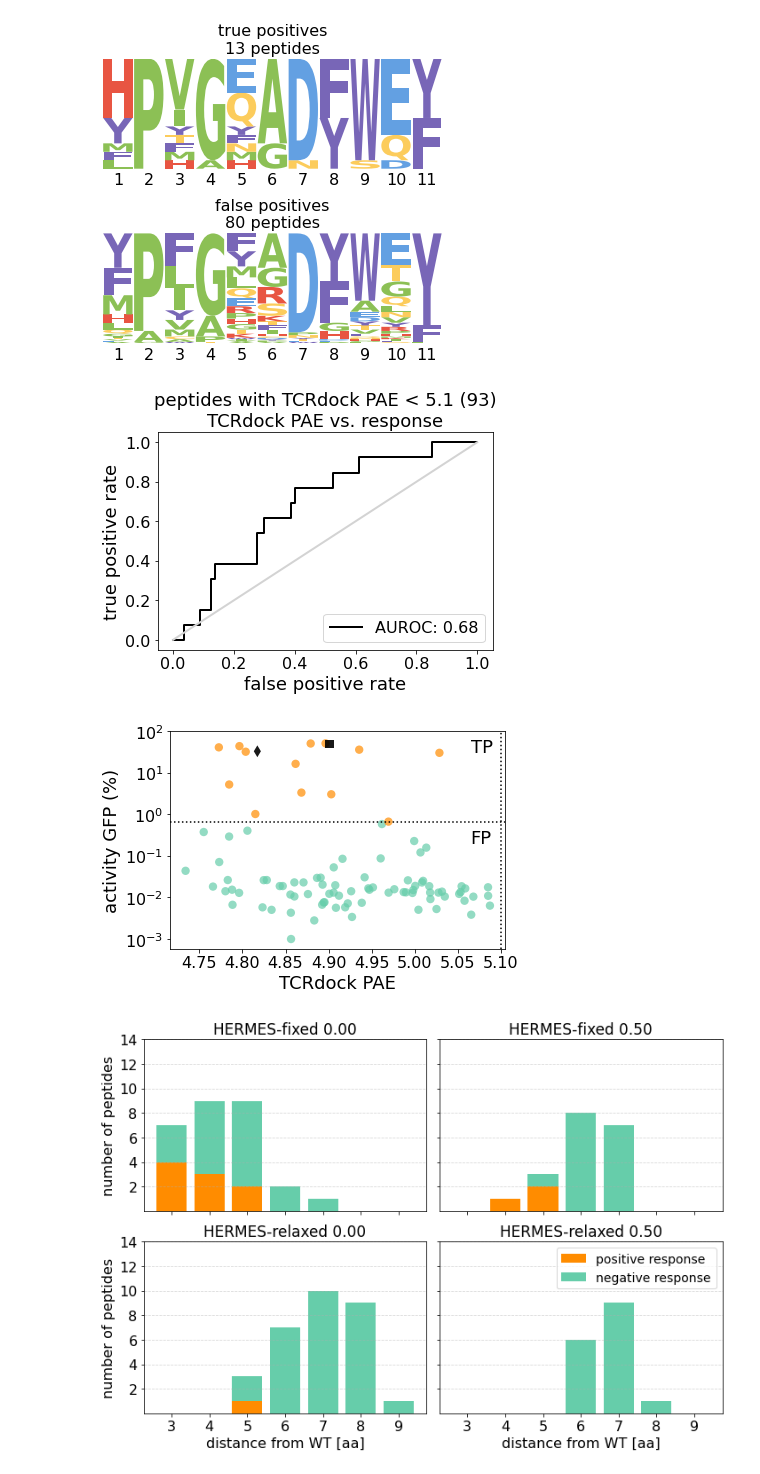
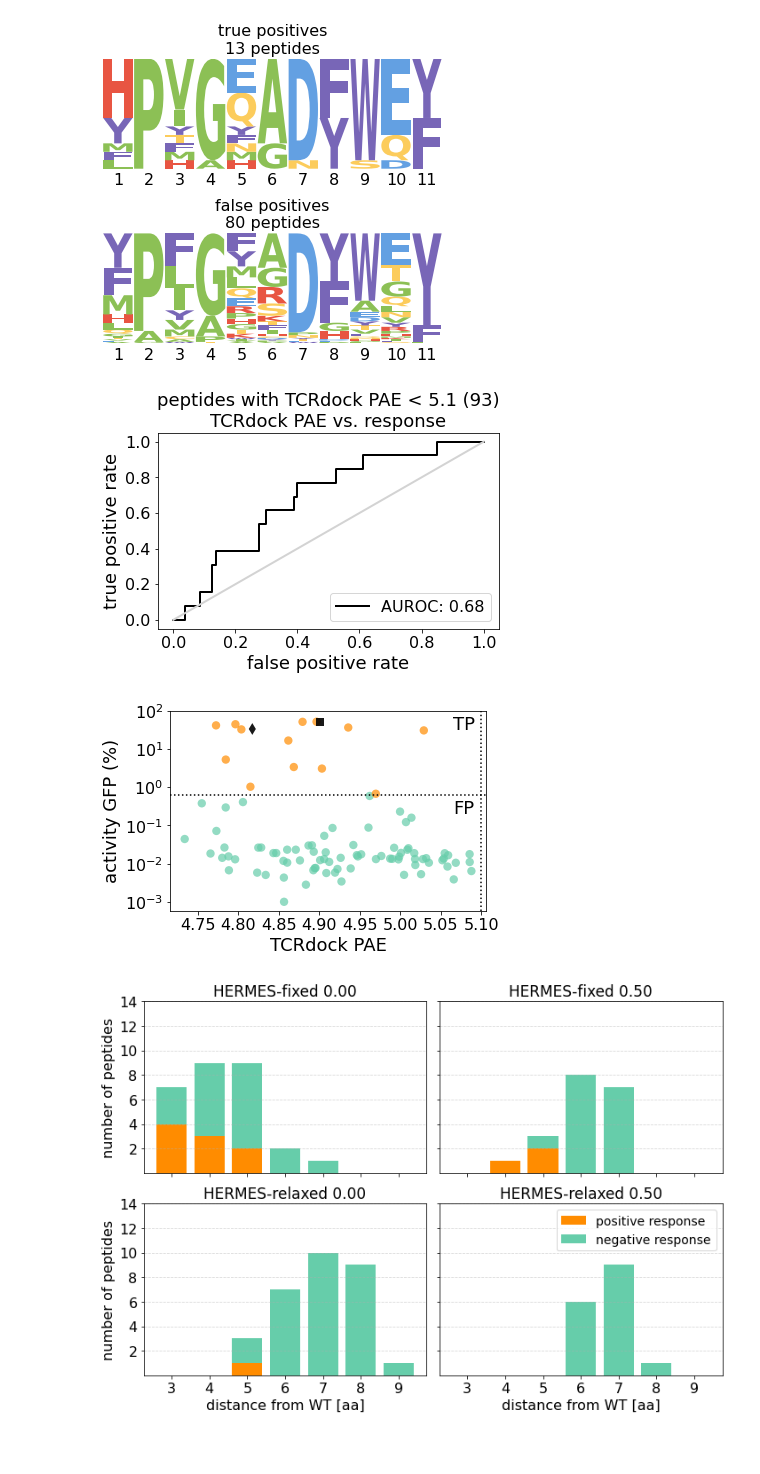
Before and after one commit to StatPhysBio/tcr_antigen_design, a Jupyter notebook: peptide_designs/ebv/post_experiment_analysis/ebv_analysis_post_experiment.ipynb, the cells around one changed output. Cells and saved outputs as stored; diff of their text form; code cells hidden in the pictures; blank space fills up the shorter version.

```diff
--- a/peptide_designs/ebv/post_experiment_analysis/ebv_analysis_post_experiment.ipynb
+++ b/peptide_designs/ebv/post_experiment_analysis/ebv_analysis_post_experiment.ipynb
@@ -356,7 +356,7 @@ roc_auc = auc(fpr, tpr)
 
 fontsize = 18
 
-plt.figure(figsize=(6, 4))
+plt.figure(figsize=(5.8, 4.2))
 plt.title(f'peptides with TCRdock PAE < 5.1 ({len(df)})\nTCRdock PAE vs. response', fontsize=fontsize)
 plt.plot(fpr, tpr, color='black', lw=2, label='AUROC: %0.2f' % roc_auc)
 plt.plot([0, 1], [0, 1], color='lightgrey', lw=2)
@@ -366,6 +366,7 @@ plt.yticks(fontsize=fontsize-2)
 plt.xticks(fontsize=fontsize-2)
 # plt.title('TCRdock TCR-pMHC PAE', fontsize=fontsize)
 plt.legend(loc='lower right', fontsize=fontsize-2)
+plt.tight_layout()
 plt.savefig(f'__pretty_ebv_roc_positive_peptides.png')
 plt.savefig(f'__pretty_ebv_roc_positive_peptides.pdf')
 plt.show()
@@ -377,37 +378,38 @@ colors = {True: 'darkorange', False: 'mediumaquamarine'}
 predictor = 'tcrdock_pae'
 measurement = 'r_mean'
 
-plt.figure(figsize=(6, 4))
+plt.figure(figsize=(5.8, 3.8))
 for response in [False, True]:
     # remove boder color
     plt.scatter(df[df['resp'] == response][predictor], np.log10(df[df['resp'] == response][measurement]), c=colors[response], edgecolors="none", alpha=0.7, s=70)
 
 plt.scatter(pae_wt, np.log10(np.mean(score_wt)), marker='s', color='black', edgecolors="none", s=70, alpha=0.9)
 plt.scatter(pae_wt_q5, np.log10(np.mean(score_wt_q5)), marker='d', color='black', edgecolors="none", s=70, alpha=0.9)
 
 plt.axvline(5.1, color='black', linestyle=':')
 plt.axhline(np.log10(cutoff), color='black', linestyle=':')
 
 plt.xlabel('TCRdock PAE', fontsize=fontsize)
 plt.ylabel('activity GFP (%)', fontsize=fontsize)
 yticks = [-3, -2, -1, 0, 1, 2]
 plt.yticks(yticks, ['$10^{}$'.format('{' + str(y) + '}') for y in yticks], fontsize=fontsize-2)
 plt.xticks(fontsize=fontsize-2)
 
 # plt.ylim([-0.6, np.log10(24)])
 
 plt.text(5.065, 1.5, 'TP', fontsize=fontsize)
 plt.text(5.065, -0.7, 'FP', fontsize=fontsize)
 # plt.text(6.05, np.log10(35), 'FN', fontsize=fontsize)
 # plt.text(6.05, np.log10(0.17), 'TN', fontsize=fontsize)
 
 # plt.legend(fontsize=fontsize)
+plt.tight_layout()
 plt.savefig(f'__pretty_ebv_scatterplot.png')
 plt.savefig(f'__pretty_ebv_scatterplot.pdf')
 plt.show()
 # %% [output]
-[figure, old version]
+[figure, new version]
-[figure, old version]
+[figure, new version]
 # %%
 # make a barplot of success over distance from wildtype for the 4 model classes
 models_of_interest = ['so3_convnet_base_ensemble__fixed_structure', 'so3_convnet_noise=0p5__fixed_structure', 'so3_convnet_base_ensemble__sim_anneal', 'so3_convnet_noise=0p5__sim_anneal']
```
Also changed, not shown: parts of 1 cell of this notebook, 38 other files.
